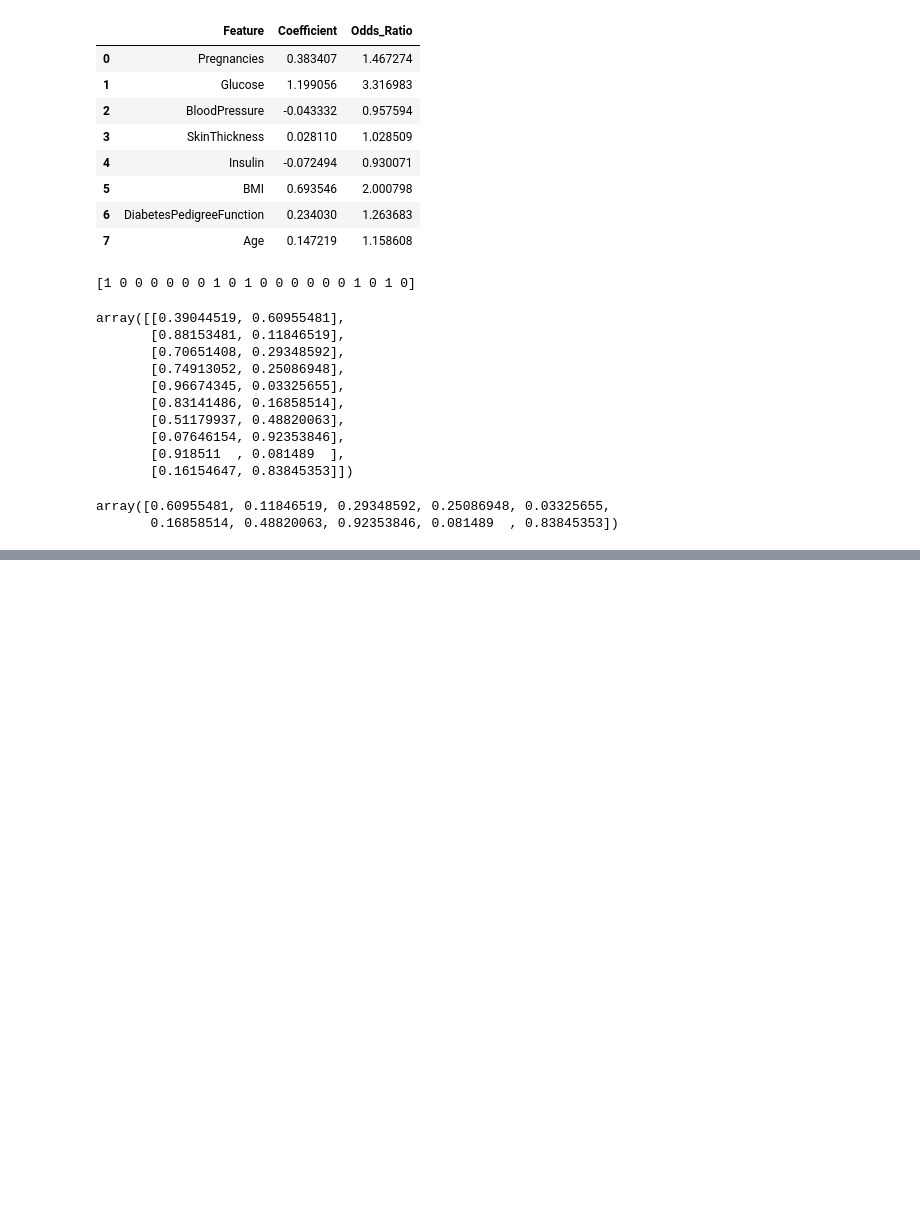
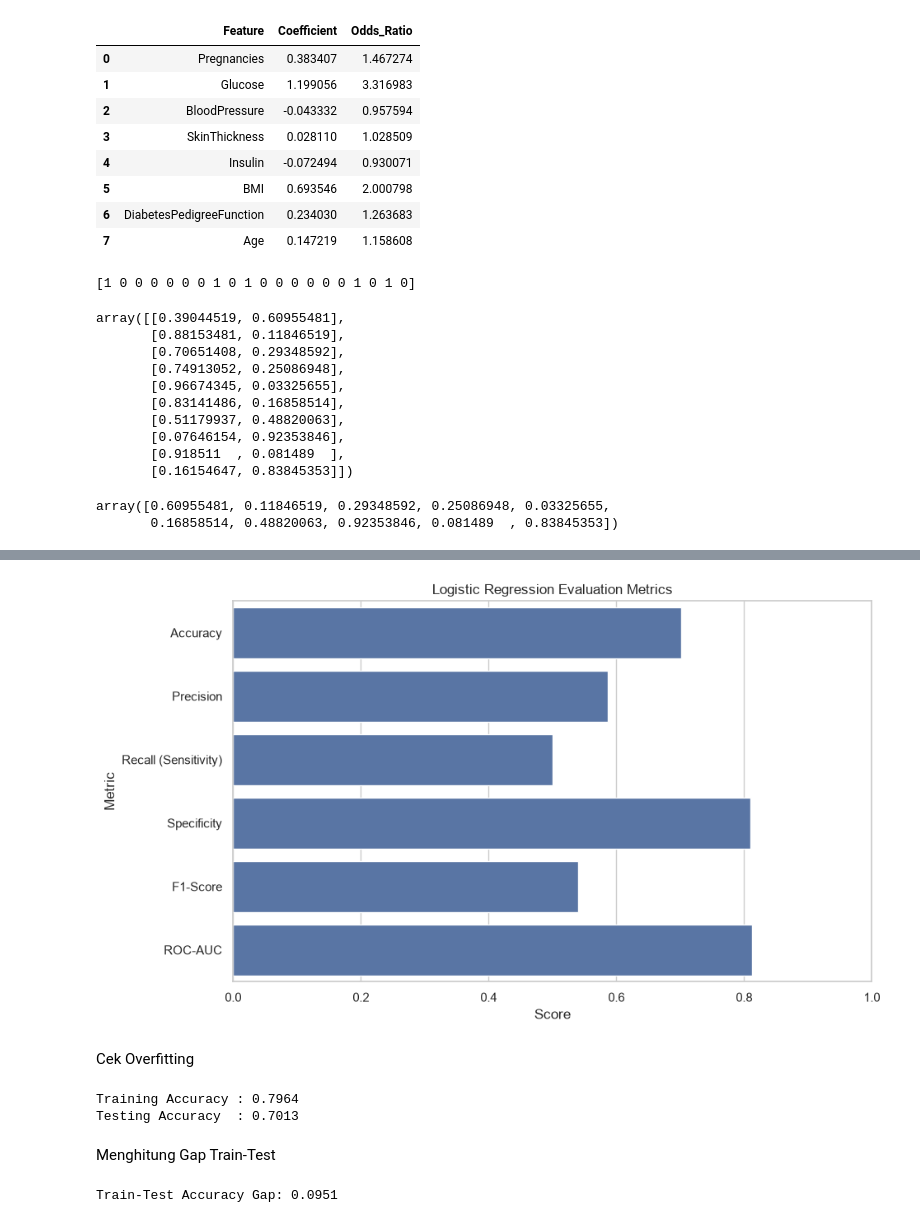
Before and after one commit to pinzii-maz/Prediksi-Risiko-Diabetes, a Jupyter notebook: Belajar Logistik Regresi.ipynb, the cells around one changed output, grey strips where cells are left out. Drawn from its saved outputs; the diff is of its cells as text; code cells hidden in the pictures; blank space fills up the shorter version.

Commit message:
Model Evaluation

```diff
--- a/Belajar Logistik Regresi.ipynb
+++ b/Belajar Logistik Regresi.ipynb
@@ -663,0 +774,8 @@ array([0.60955481, 0.11846519, 0.29348592, 0.25086948, 0.03325655,
+# %%
+f1 = f1_score(
+    y_test,
+    y_pred
+)
+
+print(f"F1 Score : {f1:.4f}")
+print(f"F1 Score : {f1 * 100:.2f}%")
@@ -663,0 +881,6 @@ array([0.60955481, 0.11846519, 0.29348592, 0.25086948, 0.03325655,
+# %%
+evaluation_results['Percentage'] = (
+    evaluation_results['Score'] * 100
+).round(2)
+
+evaluation_results
@@ -663,0 +895,54 @@ array([0.60955481, 0.11846519, 0.29348592, 0.25086948, 0.03325655,
+# %%
+plt.figure(figsize=(10, 6))
+
+sns.barplot(
+    data=evaluation_results,
+    x='Score',
+    y='Metric'
+)
+
+plt.xlim(0, 1)
+
+plt.title(
+    "Logistic Regression Evaluation Metrics"
+)
+
+plt.xlabel("Score")
+plt.ylabel("Metric")
+
+plt.show()
+# %% [output]
+[figure, added]
+# %% [markdown]
+Cek Overfitting
+# %%
+train_accuracy = model_lr.score(
+    X_train,
+    y_train
+)
+
+test_accuracy = model_lr.score(
+    X_test,
+    y_test
+)
+
+print(
+    f"Training Accuracy : {train_accuracy:.4f}"
+)
+
+print(
+    f"Testing Accuracy  : {test_accuracy:.4f}"
+)
+# %% [output]
+Training Accuracy : 0.7964
+Testing Accuracy  : 0.7013
+# %% [markdown]
+Menghitung Gap Train-Test
+# %%
+accuracy_gap = train_accuracy - test_accuracy
+
+print(
+    f"Train-Test Accuracy Gap: {accuracy_gap:.4f}"
+)
+# %% [output]
+Train-Test Accuracy Gap: 0.0951
```
Also changed, not shown: parts of 26 cells of this notebook.
